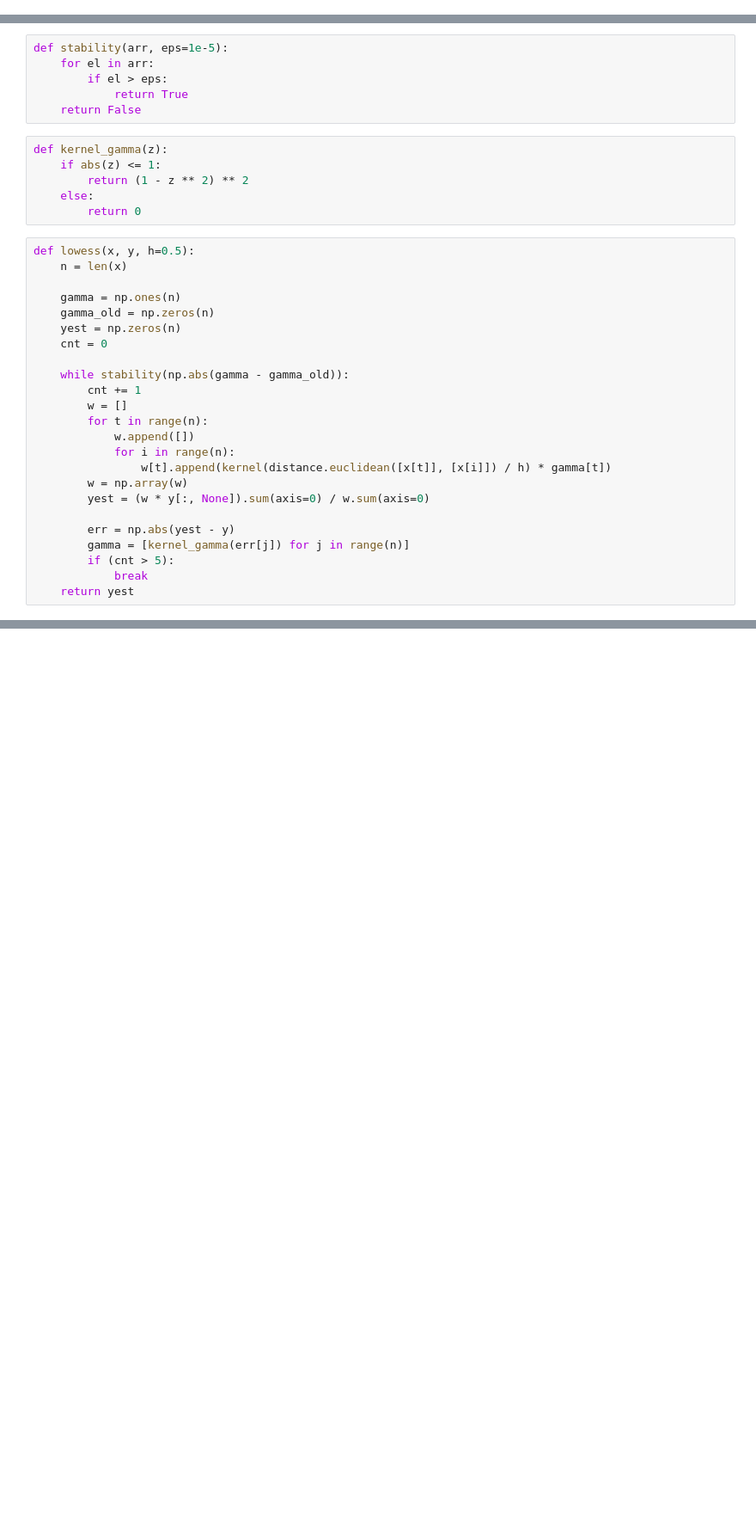
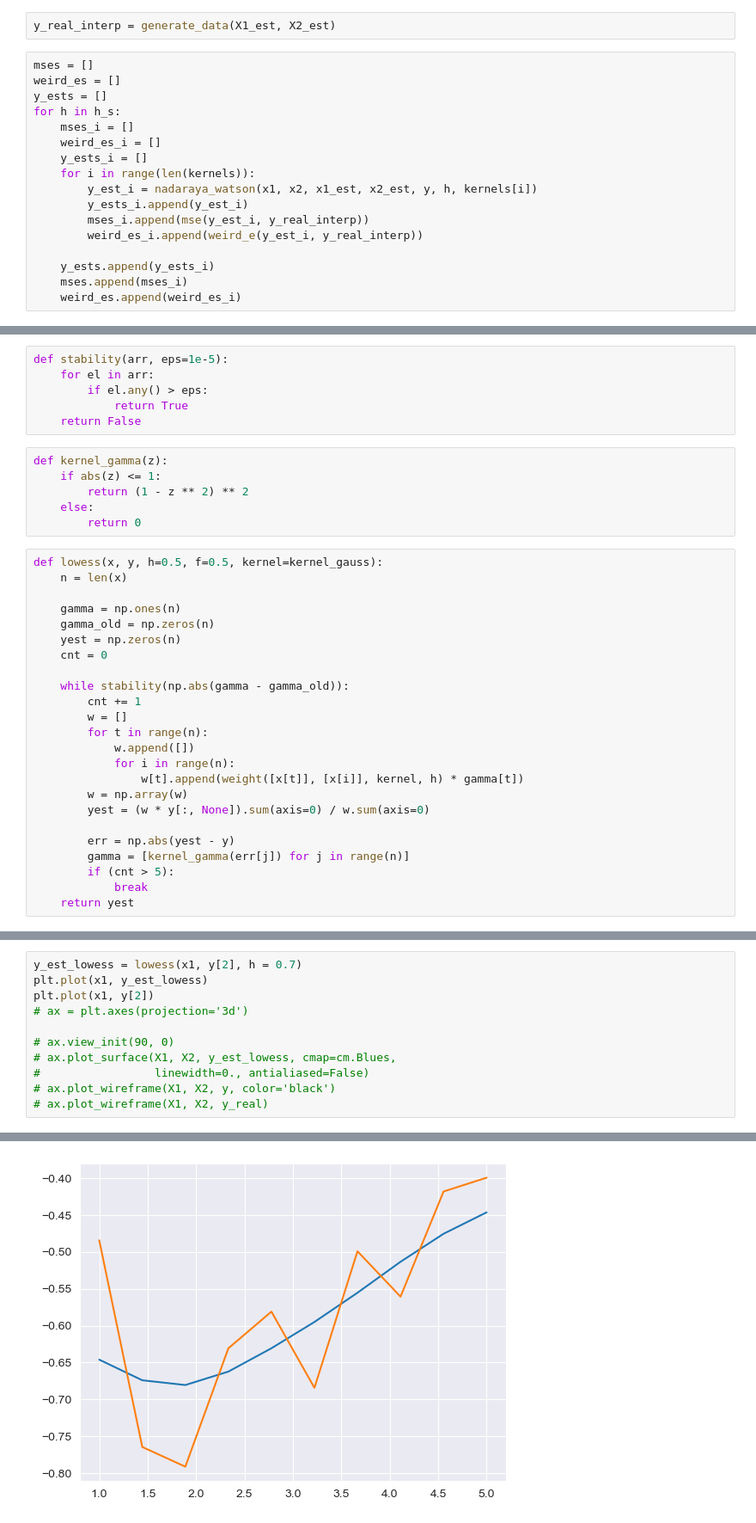
Before and after one commit to mamkakot/adaptive_systems, a Jupyter notebook: lab2.ipynb, the cells around one changed output, grey strips where cells are left out. Shown: that part at 86% size. Drawn from its saved outputs; the diff is of its cells as text; blank space fills up the shorter version.

```diff
--- a/lab2.ipynb
+++ b/lab2.ipynb
@@ -95,0 +93,19 @@ ax.plot_surface(X1, X2, ys_estimated_nadaraya, cmap=cm.coolwarm,
+# %%
+y_real_interp = generate_data(X1_est, X2_est)
+# %%
+mses = []
+weird_es = []
+y_ests = []
+for h in h_s:
+    mses_i = []
+    weird_es_i = []
+    y_ests_i = []
+    for i in range(len(kernels)):
+        y_est_i = nadaraya_watson(x1, x2, x1_est, x2_est, y, h, kernels[i])
+        y_ests_i.append(y_est_i)
+        mses_i.append(mse(y_est_i, y_real_interp))
+        weird_es_i.append(weird_e(y_est_i, y_real_interp))
+
+    y_ests.append(y_ests_i)
+    mses.append(mses_i)
+    weird_es.append(weird_es_i)
@@ -96,7 +138,7 @@ ax.plot_surface(X1, X2, ys_estimated_nadaraya, cmap=cm.coolwarm,
 # %%
 def stability(arr, eps=1e-5):
     for el in arr:
-        if el > eps:
+        if el.any() > eps:
             return True
     return False
 # %%
@@ -106,7 +148,7 @@ def kernel_gamma(z):
     else:
         return 0
 # %%
-def lowess(x, y, h=0.5):
+def lowess(x, y, h=0.5, f=0.5, kernel=kernel_gauss):
     n = len(x)
 
     gamma = np.ones(n)
@@ -120,7 +162,7 @@ def lowess(x, y, h=0.5):
         for t in range(n):
             w.append([])
             for i in range(n):
-                w[t].append(kernel(distance.euclidean([x[t]], [x[i]]) / h) * gamma[t])
+                w[t].append(weight([x[t]], [x[i]], kernel, h) * gamma[t])
         w = np.array(w)
         yest = (w * y[:, None]).sum(axis=0) / w.sum(axis=0)
 
@@ -187,0 +214,12 @@ axes.plot_surface(sas1, sas2, sas1)
+# %%
+y_est_lowess = lowess(x1, y[2], h = 0.7)
+plt.plot(x1, y_est_lowess)
+plt.plot(x1, y[2])
+# ax = plt.axes(projection='3d')
+
+# ax.view_init(90, 0)
+# ax.plot_surface(X1, X2, y_est_lowess, cmap=cm.Blues,
+#                 linewidth=0., antialiased=False)
+# ax.plot_wireframe(X1, X2, y, color='black')
+# ax.plot_wireframe(X1, X2, y_real)
+# %% [output]
@@ -187,0 +227 @@ axes.plot_surface(sas1, sas2, sas1)
+[figure, added]
```
Also changed, not shown: parts of 31 cells of this notebook, 1 other file.
